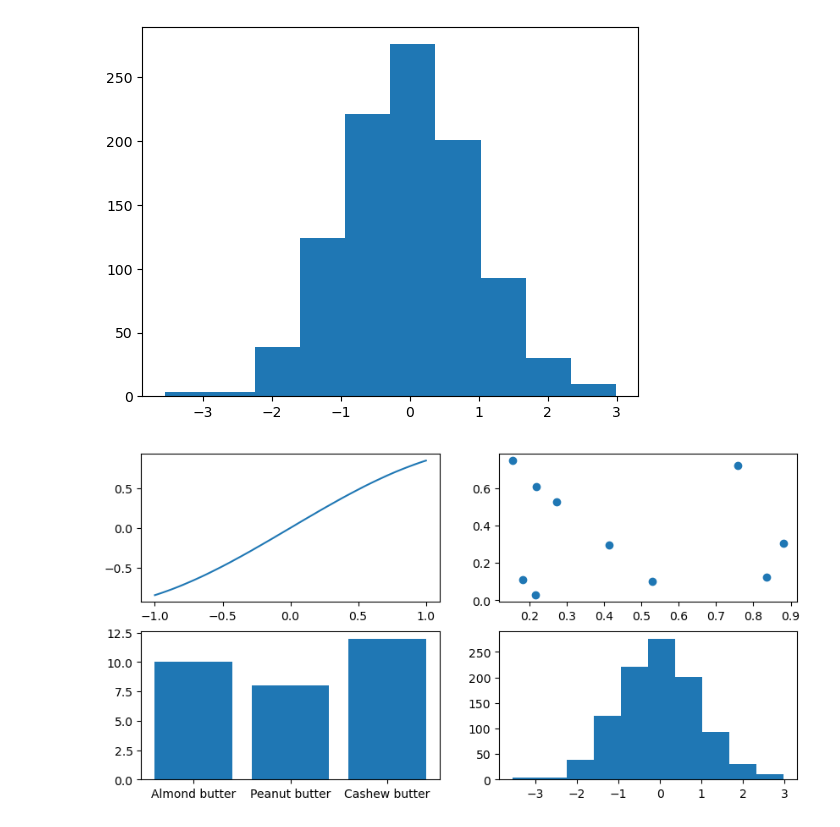
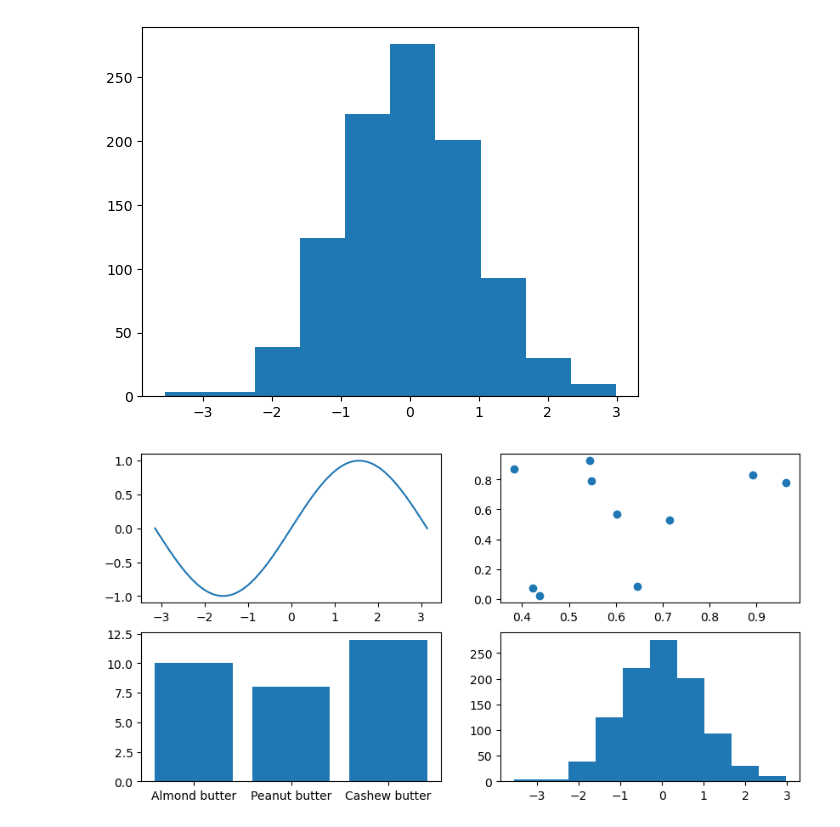
Before and after one commit to leandrofahur/senior-python-developer, a Jupyter notebook: machine-learning/matplotlib-data-analysis/introduction-to-matplotlib.ipynb, the cells around one changed output. Drawn from its saved outputs; the diff is of its cells as text; code cells hidden in the pictures.

Commit message:
multi plots, a second approach

```diff
--- a/machine-learning/matplotlib-data-analysis/introduction-to-matplotlib.ipynb
+++ b/machine-learning/matplotlib-data-analysis/introduction-to-matplotlib.ipynb
@@ -149,12 +149,13 @@ ax.hist(x);
 [figure]
 # %%
 # first subplot option:
+np.random.seed(0)
 fig, ((ax1,ax2),(ax3,ax4)) = plt.subplots(nrows=2,
                                           ncols=2,
                                           figsize=(10,5));
-ax1.plot(np.linspace(-np.pi,np.pi,100),np.sin(np.array(np.linspace(-1,1,100))));
+ax1.plot(np.linspace(-np.pi,np.pi,100),np.sin(np.array(np.linspace(-np.pi,np.pi,100))));
 ax2.scatter(np.random.random(10), np.random.random(10));
 ax3.bar(nut_butter_prices.keys(), nut_butter_prices.values());
 ax4.hist(x);
 # %% [output]
-[figure, old version]
+[figure, new version]
```
Also changed, not shown: parts of 1 cell of this notebook.
